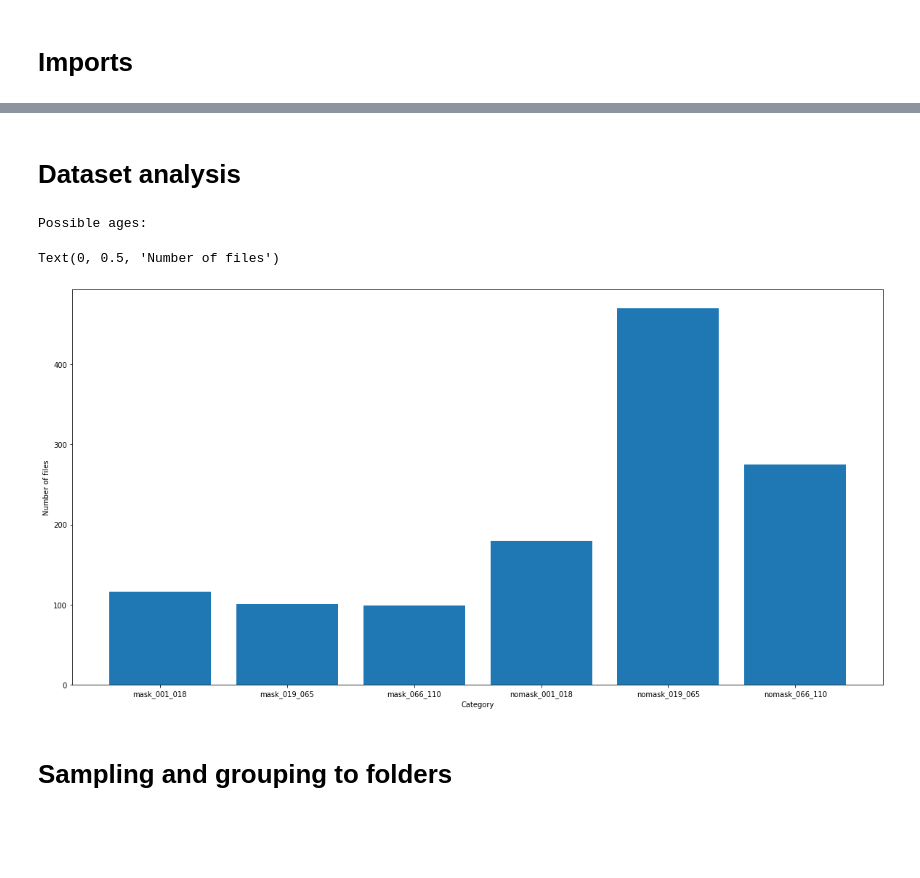
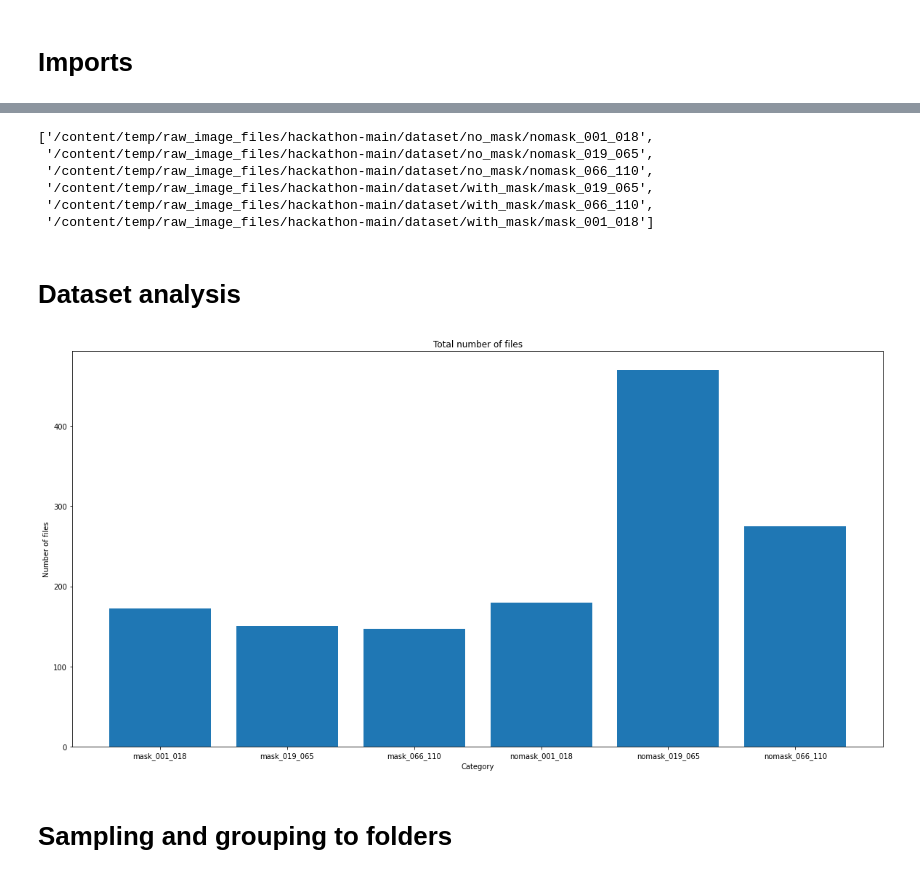
Before and after one commit to Somertonman/hackathon, a Jupyter notebook: age_group_prediction.ipynb, the cells around one changed output, grey strips where cells are left out. Cells and saved outputs as stored; diff of their text form; code cells hidden in the pictures; blank space fills up the shorter version.

```diff
--- a/age_group_prediction.ipynb
+++ b/age_group_prediction.ipynb
@@ -84 +32,16 @@ from sklearn.metrics import confusion_matrix
+# %%
+DATASET_URL = 'https://github.com/Somertonman/hackathon/archive/refs/heads/main.zip'
+LABELS = ['001_018','019_065','065_110']
+TEMP_DIR = '/content/temp'
+RAW_FILES_DIR = '/content/temp/raw_image_files'
+TEST_ROOT = '/content/test'
+TRAIN_ROOT = '/content/train'
+
+# remove and recreate dirs
+
+!rm -rf /content/*
+!mkdir $TEMP_DIR
+!mkdir $RAW_FILES_DIR
+!mkdir $TRAIN_ROOT
+!mkdir $TEST_ROOT
 # %% [markdown]
@@ -121,2 +59,12 @@ for arc in masks_archives + no_masks_archives:
+# %%
+raw_folders = glob(RAW_FILES_DIR + '/hackathon-main/dataset/no_mask/*') + glob(RAW_FILES_DIR + '/hackathon-main/dataset/with_mask/*')
+raw_folders
+# %% [output]
+['/content/temp/raw_image_files/hackathon-main/dataset/no_mask/nomask_001_018',
+ '/content/temp/raw_image_files/hackathon-main/dataset/no_mask/nomask_019_065',
+ '/content/temp/raw_image_files/hackathon-main/dataset/no_mask/nomask_066_110',
+ '/content/temp/raw_image_files/hackathon-main/dataset/with_mask/mask_019_065',
+ '/content/temp/raw_image_files/hackathon-main/dataset/with_mask/mask_066_110',
+ '/content/temp/raw_image_files/hackathon-main/dataset/with_mask/mask_001_018']
 # %% [markdown]
 # Dataset analysis
@@ -127,20 +71,17 @@ folders = glob(RAW_FILES_DIR + '*')
 # %%
 raw_stat = {}
 
-for dirname in folders:
+for dirname in raw_folders:
     raw_stat[dirname.rsplit('/')[-1]] = len(os.listdir(dirname))
 
-del(raw_stat['__MACOSX'])
-print ('Possible ages:')
 ages_dict = dict(sorted(raw_stat.items()))
-
 plt.figure(figsize=(20, 10))
-plt.bar(list(ages_dict.keys()), list(ages_dict.values()))
+plt.title("Total number of files")
 plt.xlabel("Category")
 plt.ylabel("Number of files")
+plt.bar(list(ages_dict.keys()), list(ages_dict.values()))
+plt.show()
 # %% [output]
-Possible ages:
-Text(0, 0.5, 'Number of files')
-[figure, old version]
+[figure, new version]
 # %% [markdown]
 # Sampling and grouping to folders
```
Also changed, not shown: parts of 45 cells of this notebook.
